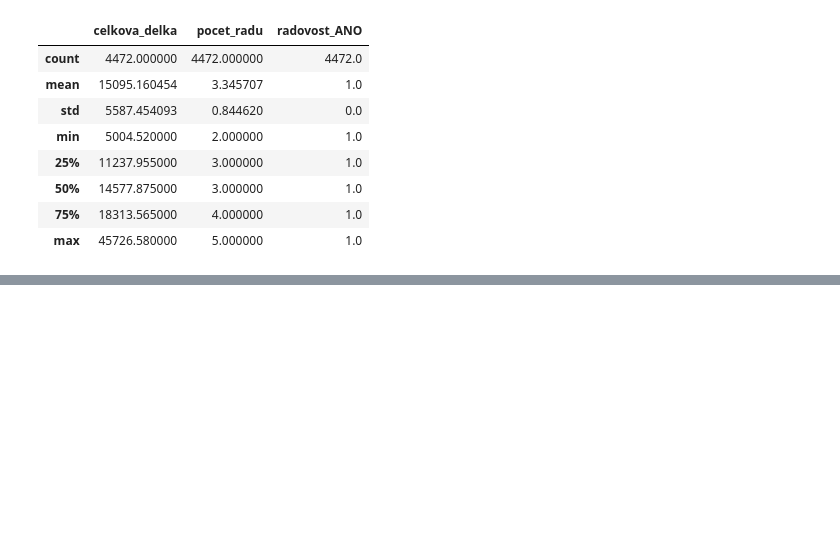
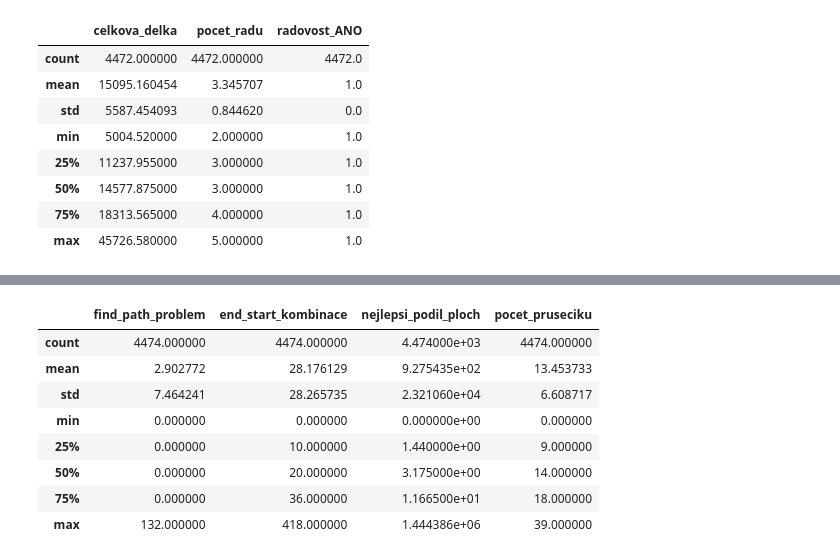
Before and after one commit to fenclova/jupyter-diplomka, a Jupyter notebook: 0_predvyber_cela_republika.ipynb, the cells around one changed output, grey strips where cells are left out. Drawn from its saved outputs; the diff is of its cells as text; code cells hidden in the pictures; blank space fills up the shorter version.

```diff
--- a/0_predvyber_cela_republika.ipynb
+++ b/0_predvyber_cela_republika.ipynb
@@ -104,0 +137,14 @@ radovost_export.to_csv(r"C:\fenclova\diplomka\analyza\vysledky\cela_republika\an
+# %%
+# vyřazení duplicit podle ID (z důvodu výpočtu na více počítačích)
+tok = tok[~tok.index.duplicated(keep='first')]
+tok.describe()
+# %% [output]
+|  | find_path_problem | end_start_kombinace | nejlepsi_podil_ploch | pocet_pruseciku |
+| count | 4474.000000 | 4474.000000 | 4.474000e+03 | 4474.000000 |
+| mean | 2.902772 | 28.176129 | 9.275435e+02 | 13.453733 |
+| std | 7.464241 | 28.265735 | 2.321060e+04 | 6.608717 |
+| min | 0.000000 | 0.000000 | 0.000000e+00 | 0.000000 |
+| 25% | 0.000000 | 10.000000 | 1.440000e+00 | 9.000000 |
+| 50% | 0.000000 | 20.000000 | 3.175000e+00 | 14.000000 |
+| 75% | 0.000000 | 36.000000 | 1.166500e+01 | 18.000000 |
+| max | 132.000000 | 418.000000 | 1.444386e+06 | 39.000000 |
```
Also changed, not shown: parts of 17 cells of this notebook, 9 other files.
